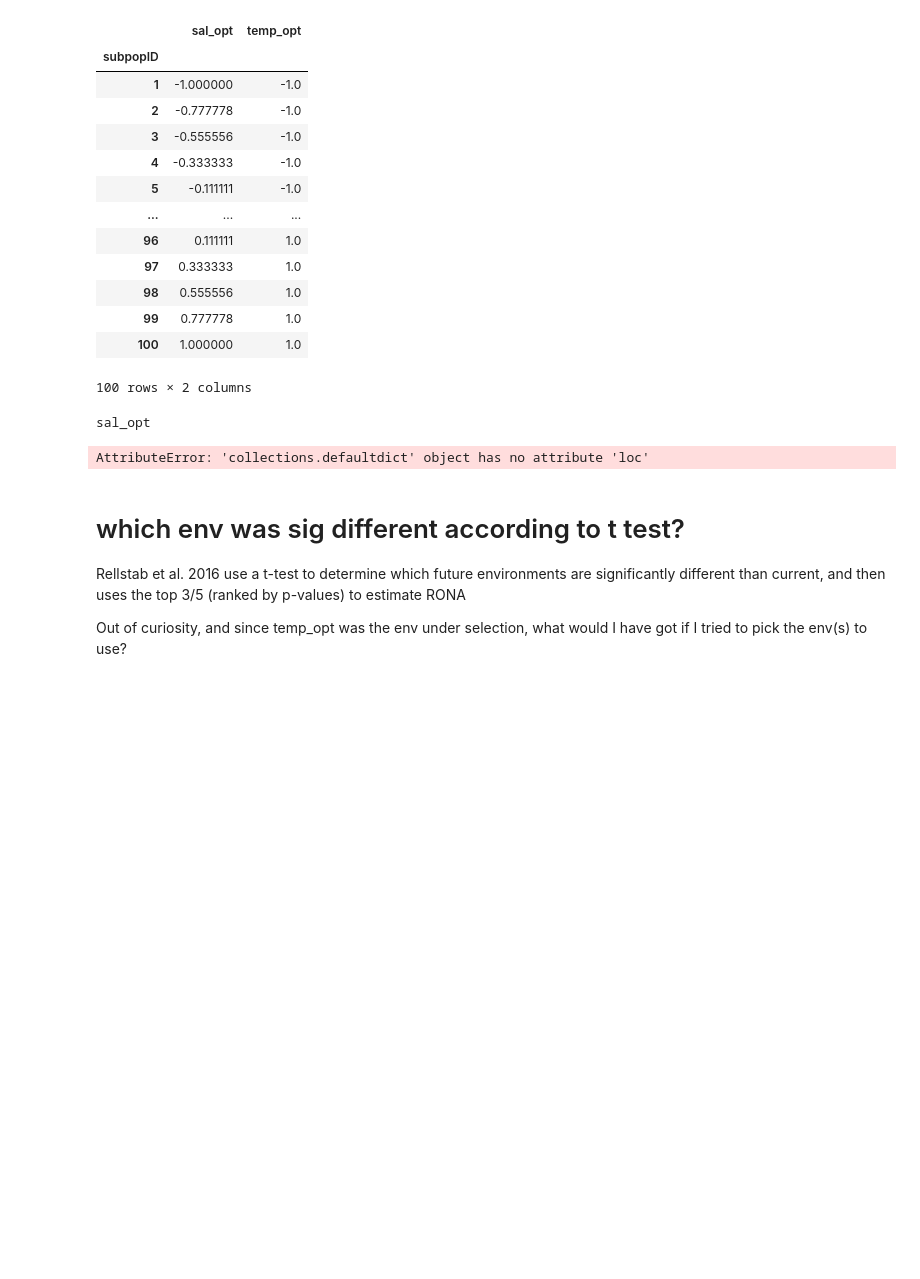
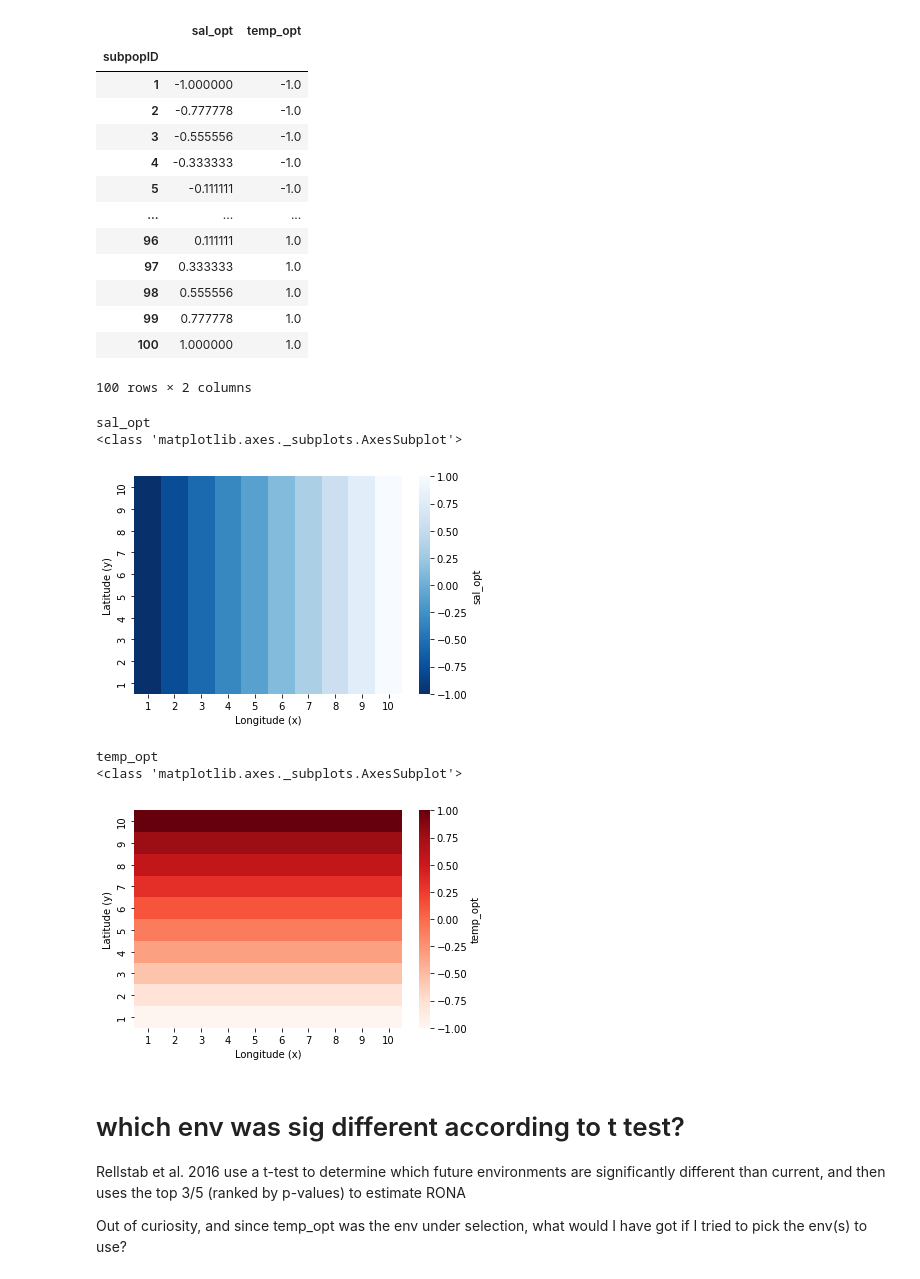
Before and after one commit to DrK-Lo/MVP-offsets, a Jupyter notebook: 00_explore_sims_output/05_validate_RONA.ipynb, the cells around one changed output. Saved outputs shown, nothing was run; the diff lists cells and outputs as text; code cells hidden in the pictures; blank space fills up the shorter version.

```diff
--- a/00_explore_sims_output/05_validate_RONA.ipynb
+++ b/00_explore_sims_output/05_validate_RONA.ipynb
@@ -434,29 +464,33 @@ envdata
 # map samp to subpopID
 samppop = dict(zip(subset.index, subset['subpopID']))
 # %%
+envdfs = blank_dataframe()
 envheats = {}
 for env in envdata.columns:
     print(ColorText(env).bold().green())
 
     if env == 'sal_opt':
         colormap = 'Blues_r'
     else:
         colormap = 'Reds'
 
-    envdf = blank_dataframe()
     for samp,pop in samppop.items():
         x, y = locations.loc[pop]
-        envdf.loc[y, x] = envdata[env].loc[pop]
+        envdfs[env].loc[y, x] = envdata[env].loc[pop]
 
-    envheats[env] = sns.heatmap(envdf,
+    envheats[env] = sns.heatmap(envdfs[env],
                                 cbar_kws={'label': env}, cmap=colormap)
     plt.xlabel('Longitude (x)')
     plt.ylabel('Latitude (y)')
     print(type(envheats[env]))
     plt.show()
 # %% [output]
 sal_opt
+<class 'matplotlib.axes._subplots.AxesSubplot'>
+[figure, added]
-AttributeError: 'collections.defaultdict' object has no attribute 'loc'
+temp_opt
+<class 'matplotlib.axes._subplots.AxesSubplot'>
+[figure, added]
 # %% [markdown]
 # which env was sig different according to t test?
 
```
Also changed, not shown: parts of 21 cells of this notebook, 3 other files.
